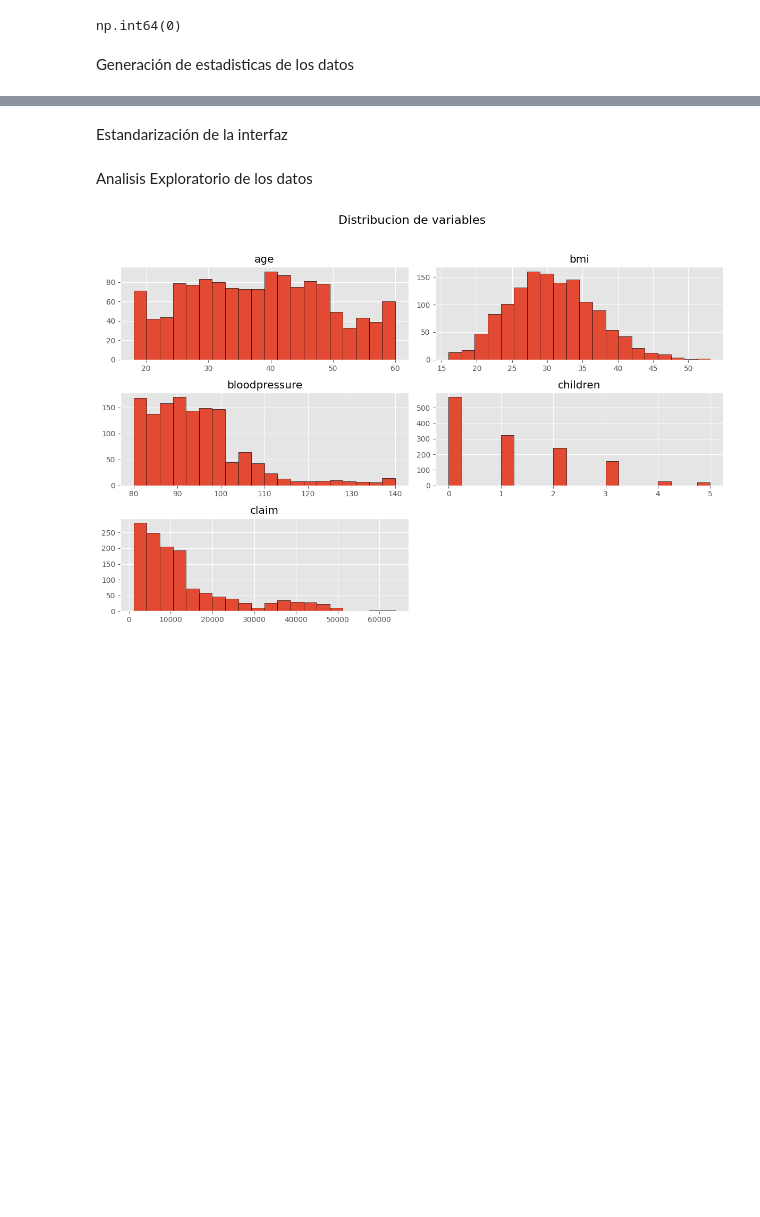
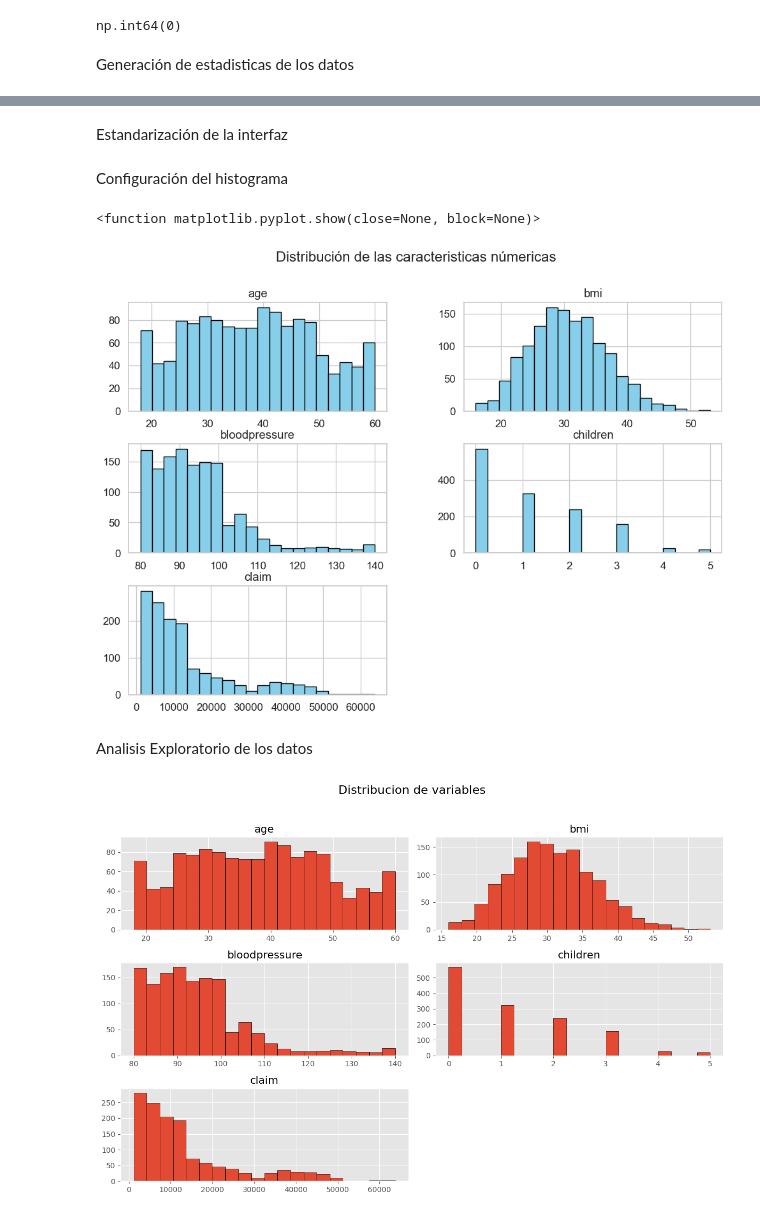
Before and after one commit to valenCastellanos25/issurance_analysis_model, a Jupyter notebook: analysis_model.ipynb, the cells around one changed output, grey strips where cells are left out. Saved outputs shown, nothing was run; the diff lists cells and outputs as text; code cells hidden in the pictures; blank space fills up the shorter version.

Commit message:
Generación del Histograma numerico

```diff
--- a/analysis_model.ipynb
+++ b/analysis_model.ipynb
@@ -144,2 +127,0 @@ dtype: int64
-# %% [markdown]
-Estandarización de la interfaz
@@ -147,0 +128,2 @@ sns.set(style="whitegrid", palette="Set2", font_scale= 1.1)
+# %% [markdown]
+Estandarización de la interfaz
@@ -148,3 +132,13 @@ sns.set(style="whitegrid", palette="Set2", font_scale= 1.1)
+# %% [markdown]
+Configuración del histograma
+# %%
+numeric_cols = ["age","bmi","bloodpressure","children","claim"]
+df[numeric_cols].hist(bins=20, figsize=(12,8), color = "skyblue", edgecolor = "black")
+plt.suptitle("Distribución de las caracteristicas númericas",fontsize=16)
+plt.show
+# %% [output]
+<function matplotlib.pyplot.show(close=None, block=None)>
+[figure, added]
 # %% [markdown]
 Analisis Exploratorio de los datos
 # %%
```
Also changed, not shown: parts of 4 cells of this notebook.
